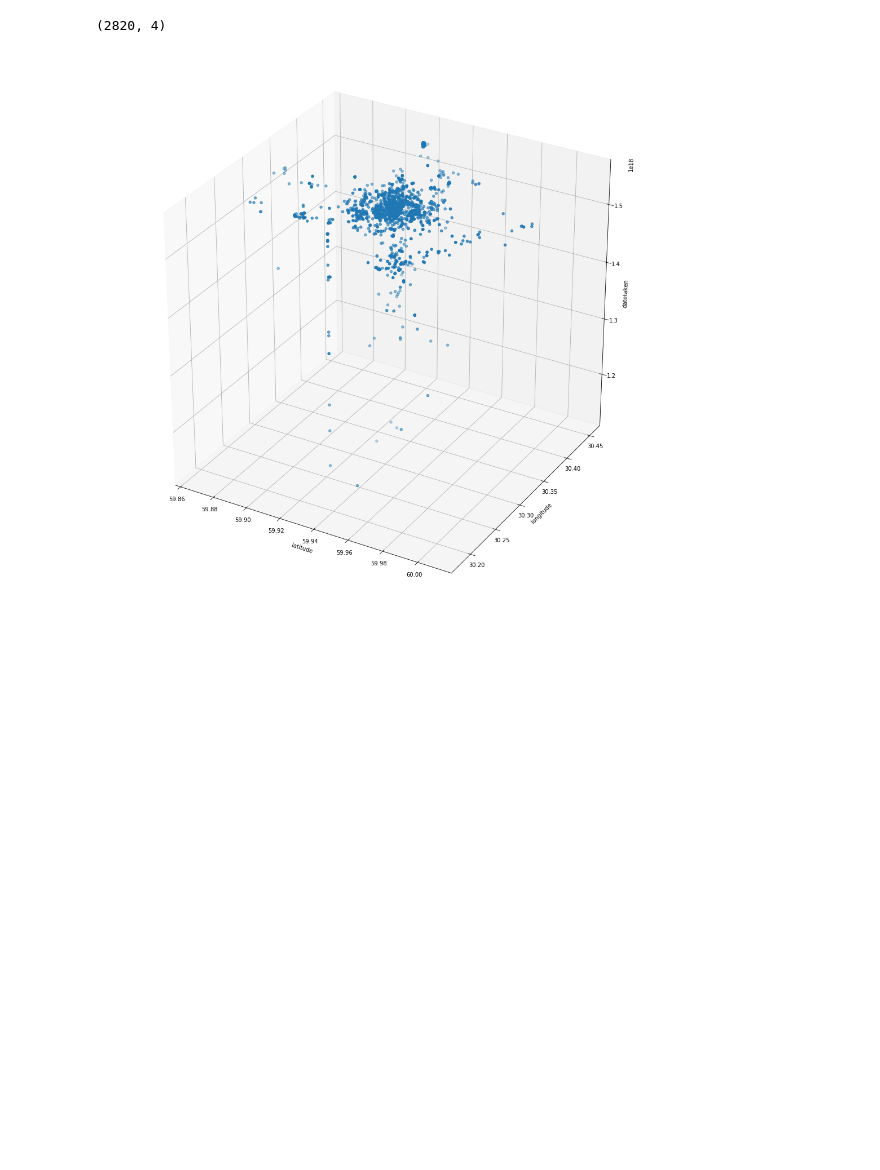
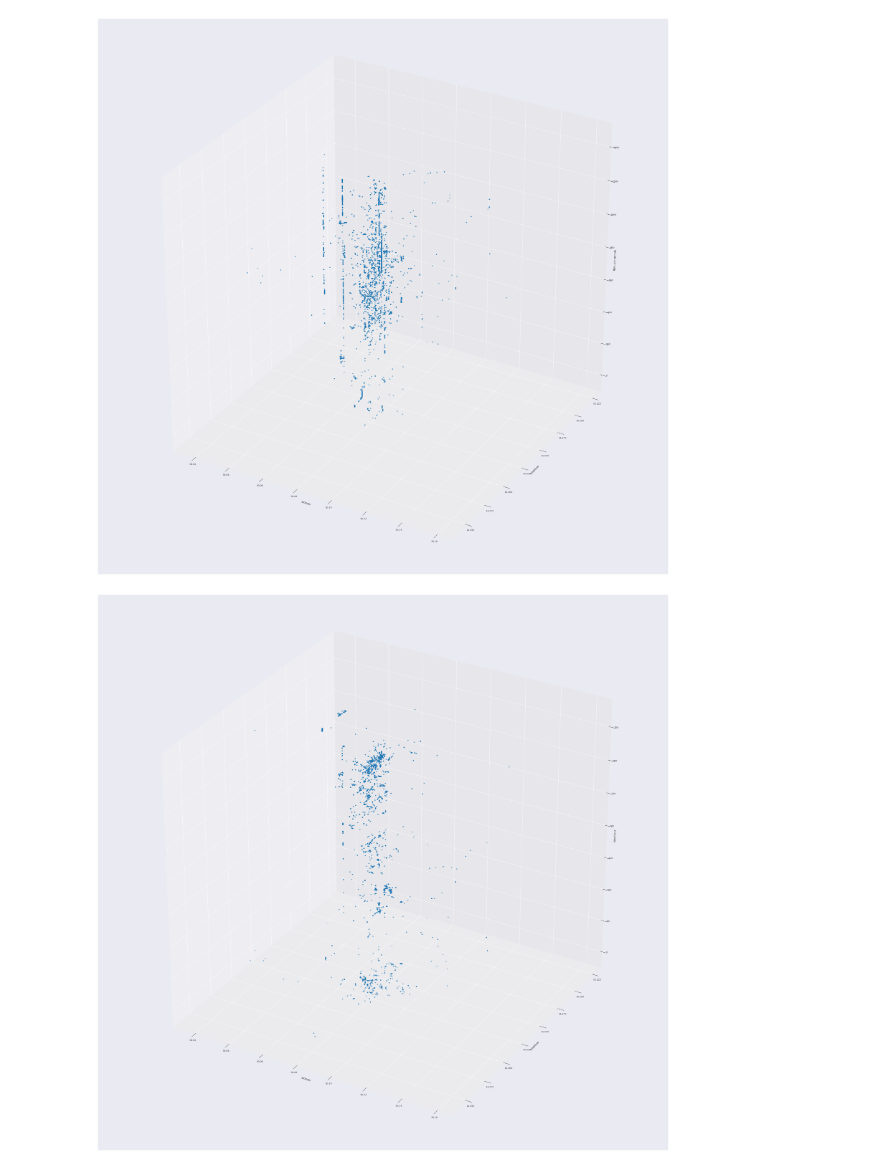
Before and after one commit to stacy-s/k_mxt_w, a Jupyter notebook: data.ipynb, the cells around one changed output. Drawn from its saved outputs; the diff is of its cells as text; code cells hidden in the pictures; blank space fills up the shorter version.

Commit message:
There is the file for working with data from pandas.DataFrame.

```diff
--- a/data.ipynb
+++ b/data.ipynb
@@ -5,8 +11,0 @@ from mpl_toolkits.mplot3d import Axes3D
-# %%
-def make_plot_3d(df):
-    threedee = plt.figure(figsize=(18, 18)).gca(projection='3d')
-    threedee.scatter(df.latitude, df.longitude, df.datetaken)
-    threedee.set_xlabel('latitude')
-    threedee.set_ylabel('longitude')
-    threedee.set_zlabel('datetaken')
-    plt.show()
@@ -51,8 +12,2 @@ df_drop.head(5)
-# %%
-df_drop.shape
-# %% [output]
-(2820, 4)
-# %%
-make_plot_3d(df_drop)
-# %% [output]
-[figure, removed]
+# %%
+City = collections.namedtuple('City', 'name path_csv')
@@ -58,0 +55,14 @@ make_plot_3d(df_drop)
+# %%
+cities ={'spb': City(name='spb', path_csv='./datasets/geoflickr_spb.csv'), 'prague': City(name='prague', path_csv='./datasets/geoflickr_prague.csv')}
+# %%
+city_key = 'prague'
+input_data_pr = DataFrameInput(cities[city_key])
+input_data_pr.read_csv()
+data_drop_pr = input_data_pr.drop_duplicates('latitude', 'longitude', 'datetaken', 'owner')
+data_drop_pr = data_drop_pr.make_additional_time_data(datetime_col_name='datetaken')
+data_drop_pr.make_plot_3d(z='time_per_minute')
+data_drop_pr.make_plot_3d(z='dayofyear')
+data_drop_pr.make_profiling_to_file(path='./results/profile_reports/')
+# %% [output]
+[figure, added]
+[figure, added]
```
Also changed, not shown: parts of 11 cells of this notebook.
